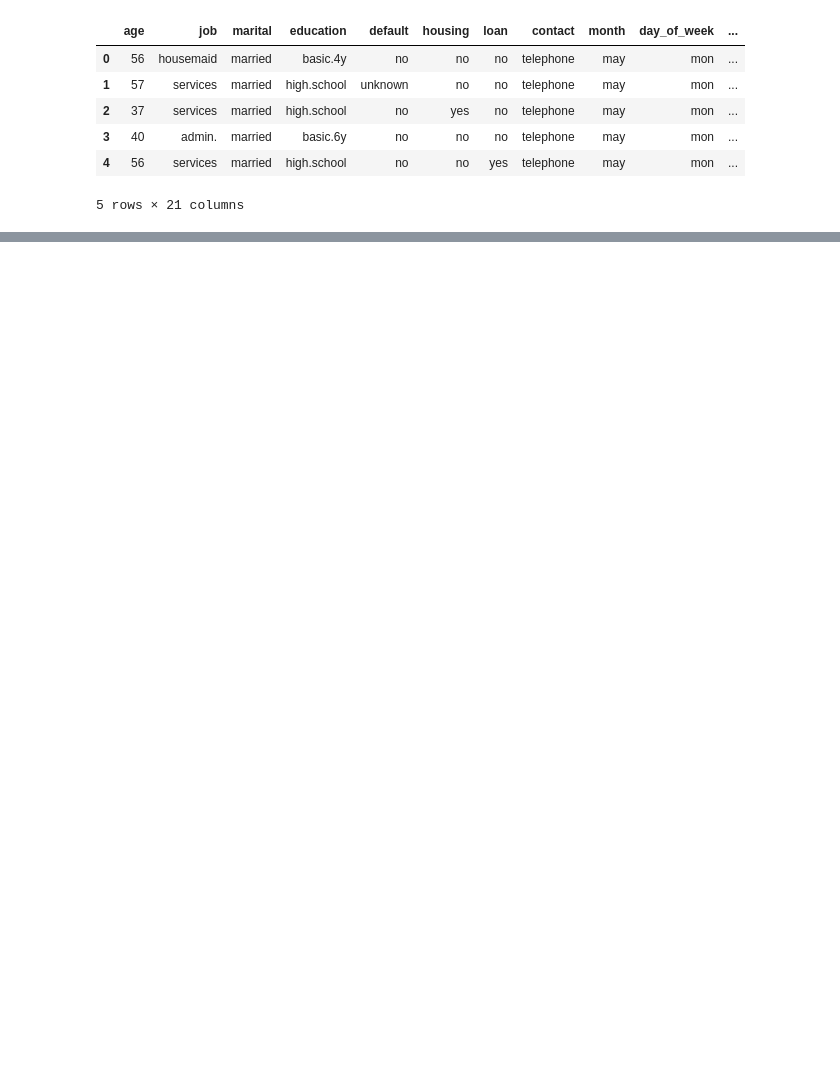
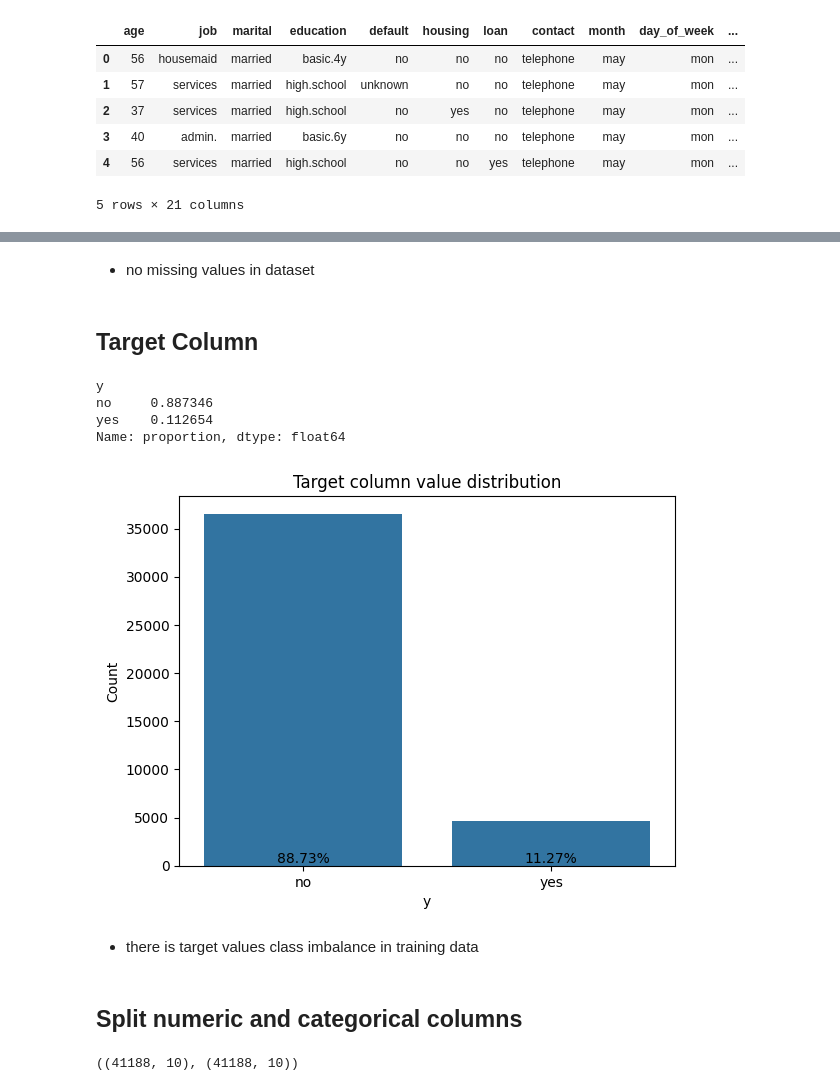
Before and after one commit to Maxstef/ml-bank-additional-project, a Jupyter notebook: notebooks/01_eda.ipynb, the cells around one changed output, grey strips where cells are left out. Saved outputs shown, nothing was run; the diff lists cells and outputs as text; code cells hidden in the pictures; blank space fills up the shorter version.

Commit message:
start EDA, numeric cols correlations and distributions

```diff
--- a/notebooks/01_eda.ipynb
+++ b/notebooks/01_eda.ipynb
@@ -35,0 +86,38 @@ raw_df.head()
+# %% [markdown]
+ - no missing values in dataset
+# %% [markdown]
+## Target Column
+# %%
+target_col = "y"
+raw_df[target_col].value_counts(normalize=True)
+# %% [output]
+y
+no     0.887346
+yes    0.112654
+Name: proportion, dtype: float64
+# %%
+from src.visualizations import plot_column_distribution
+
+plot_column_distribution(raw_df, target_col, title="Target column value distribution")
+# %% [output]
+[figure, added]
+# %% [markdown]
+ - there is target values class imbalance in training data
+# %% [markdown]
+## Split numeric and categorical columns
+# %%
+from src.data import split_numeric_categorical
+
+splits = split_numeric_categorical(raw_df)
+
+X_num = splits["X_numeric"]
+y_num = splits["y_numeric"]
+numeric_df = pd.concat([X_num, y_num], axis=1)
+
+X_cat = splits["X_categorical"]
+y_cat = splits["y_categorical"]
+categorical_df = pd.concat([X_num, y_num], axis=1)
+
+X_num.shape, X_cat.shape
+# %% [output]
+((41188, 10), (41188, 10))
```
Also changed, not shown: parts of 37 cells of this notebook, 5 other files.
